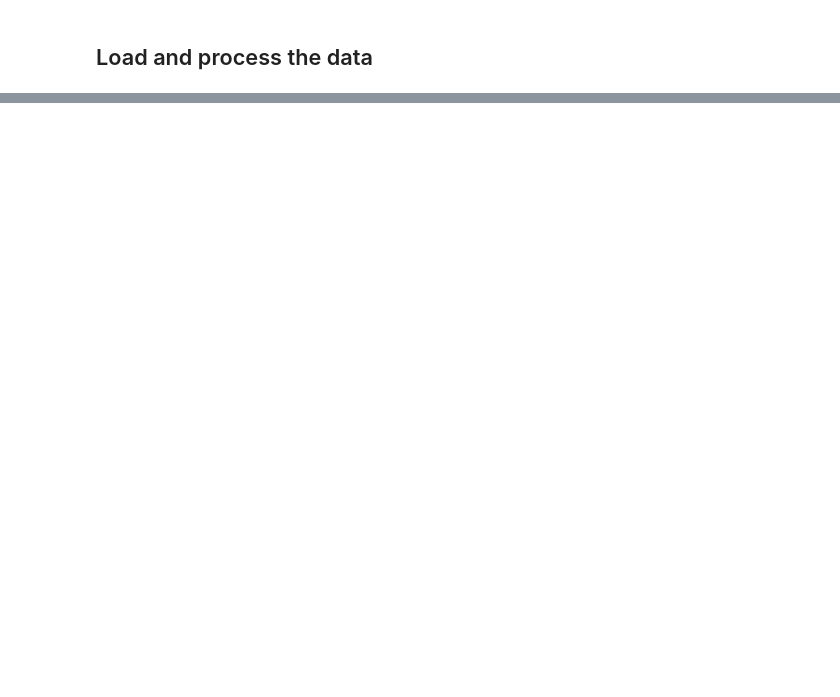
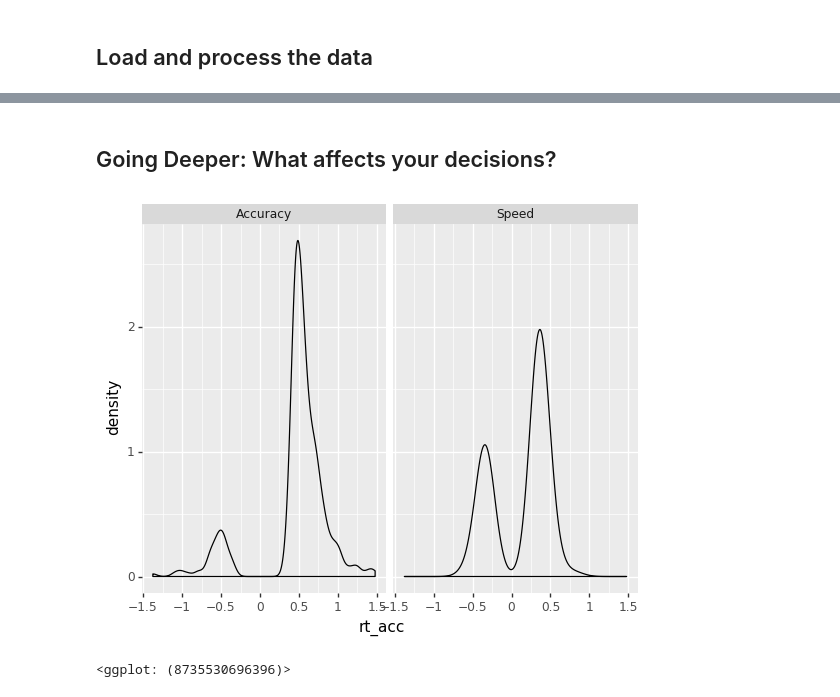
Before and after one commit to compmem/QuantCog, a Jupyter notebook: notebooks/08_Decisions.ipynb, the cells around one changed output, grey strips where cells are left out. Cells and saved outputs as stored; diff of their text form; code cells hidden in the pictures; blank space fills up the shorter version.

```diff
--- a/notebooks/08_Decisions.ipynb
+++ b/notebooks/08_Decisions.ipynb
@@ -85,3 +96,11 @@ Overall std: 0.3798122203107784
+# %% [markdown]
+## Going Deeper: What affects your decisions?
+# %%
+# Plot the reaction time distributions
+pn.ggplot(dat, pn.aes('rt_acc')) + pn.geom_density() + pn.facet_wrap('~cond')
+# %% [output]
+[figure, added]
+<ggplot: (8735530696396)>
 # %% [markdown]
 ## What is a computational model?
 
```
Also changed, not shown: parts of 27 cells of this notebook.
